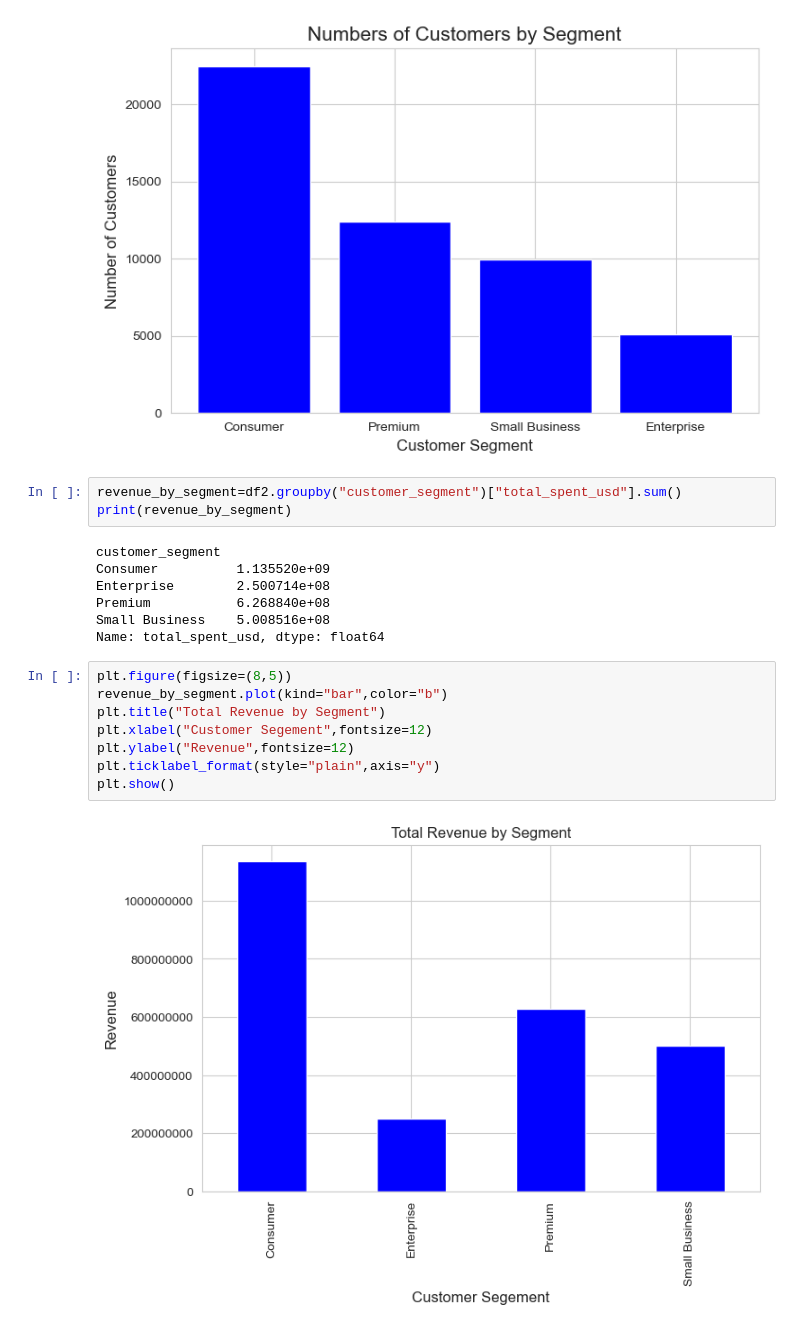
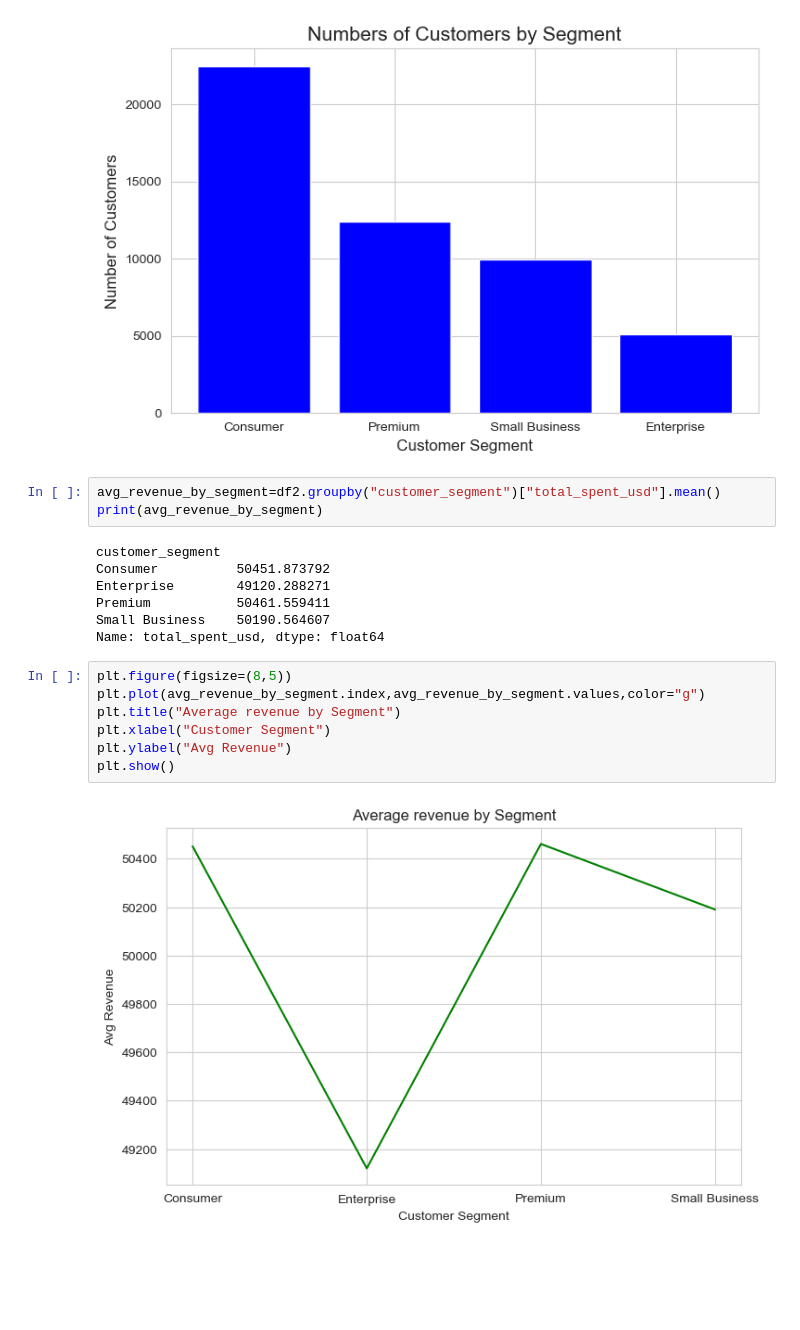
Before and after one commit to JuttuAbhiram/Data-Analytics-with-AI, a Jupyter notebook: e_commerce_customer_segment_analysis.ipynb, the cells around one changed output. Cells and saved outputs as stored; diff of their text form; blank space fills up the shorter version.

Commit message:
visualization2: revenue by segment

```diff
--- a/e_commerce_customer_segment_analysis.ipynb
+++ b/e_commerce_customer_segment_analysis.ipynb
@@ -167,22 +167,21 @@ plt.show()
 # %% [output]
 [figure]
 # %%
-revenue_by_segment=df2.groupby("customer_segment")["total_spent_usd"].sum()
-print(revenue_by_segment)
+avg_revenue_by_segment=df2.groupby("customer_segment")["total_spent_usd"].mean()
+print(avg_revenue_by_segment)
 # %% [output]
 customer_segment
-Consumer          1.135520e+09
-Enterprise        2.500714e+08
-Premium           6.268840e+08
-Small Business    5.008516e+08
+Consumer          50451.873792
+Enterprise        49120.288271
+Premium           50461.559411
+Small Business    50190.564607
 Name: total_spent_usd, dtype: float64
-# %%
-plt.figure(figsize=(8,5))
-revenue_by_segment.plot(kind="bar",color="b")
-plt.title("Total Revenue by Segment")
-plt.xlabel("Customer Segement",fontsize=12)
-plt.ylabel("Revenue",fontsize=12)
-plt.ticklabel_format(style="plain",axis="y")
-plt.show()
-# %% [output]
-[figure, removed]
+# %%
+plt.figure(figsize=(8,5))
+plt.plot(avg_revenue_by_segment.index,avg_revenue_by_segment.values,color="g")
+plt.title("Average revenue by Segment")
+plt.xlabel("Customer Segment")
+plt.ylabel("Avg Revenue")
+plt.show()
+# %% [output]
+[figure, added]
```
